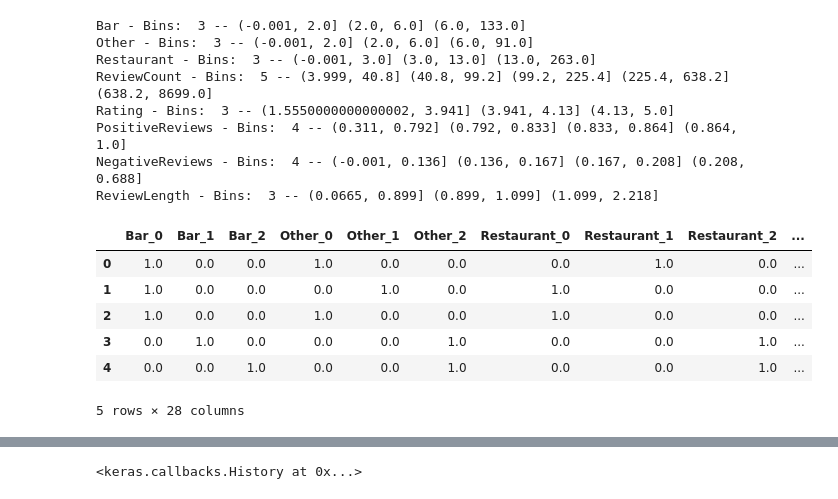
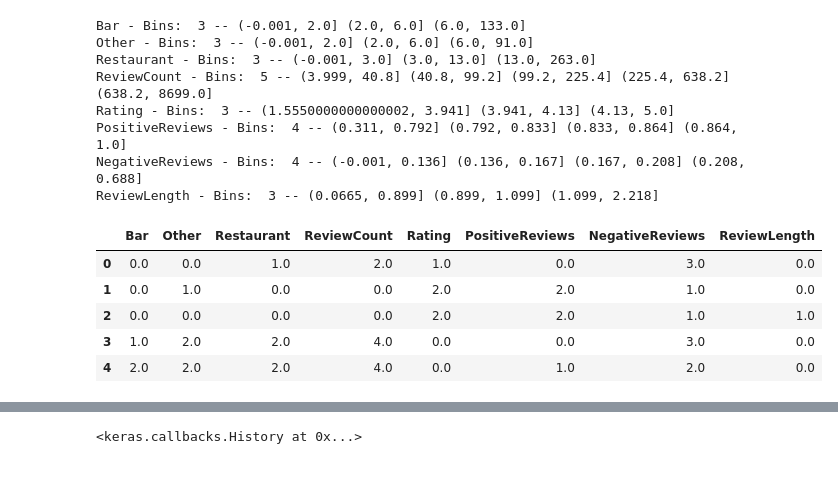
Before and after one commit to jesperhauch/GoogleLocalReviews, a Jupyter notebook: SpaceEmbeddings.ipynb, the cells around one changed output, grey strips where cells are left out. Saved outputs shown, nothing was run; the diff lists cells and outputs as text; code cells hidden in the pictures.

```diff
--- a/SpaceEmbeddings.ipynb
+++ b/SpaceEmbeddings.ipynb
@@ -170,17 +184,16 @@ PositiveReviews - Bins:  4 -- (0.311, 0.792] (0.792, 0.833] (0.833, 0.864] (0.86
 NegativeReviews - Bins:  4 -- (-0.001, 0.136] (0.136, 0.167] (0.167, 0.208] (0.208, 0.688]
 ReviewLength - Bins:  3 -- (0.0665, 0.899] (0.899, 1.099] (1.099, 2.218]
 # %%
-y_discrete = pd.get_dummies(y_discrete)
-y_discrete = y_discrete.astype(float)
+#y_discrete = pd.get_dummies(y_discrete)
+#y_discrete = y_discrete.astype(float)
 y_discrete.head()
 # %% [output]
-|  | Bar_0 | Bar_1 | Bar_2 | Other_0 | Other_1 | Other_2 | Restaurant_0 | Restaurant_1 | Restaurant_2 | ... |
-| 0 | 1.0 | 0.0 | 0.0 | 1.0 | 0.0 | 0.0 | 0.0 | 1.0 | 0.0 | ... |
-| 1 | 1.0 | 0.0 | 0.0 | 0.0 | 1.0 | 0.0 | 1.0 | 0.0 | 0.0 | ... |
-| 2 | 1.0 | 0.0 | 0.0 | 1.0 | 0.0 | 0.0 | 1.0 | 0.0 | 0.0 | ... |
-| 3 | 0.0 | 1.0 | 0.0 | 0.0 | 0.0 | 1.0 | 0.0 | 0.0 | 1.0 | ... |
-| 4 | 0.0 | 0.0 | 1.0 | 0.0 | 0.0 | 1.0 | 0.0 | 0.0 | 1.0 | ... |
+|  | Bar | Other | Restaurant | ReviewCount | Rating | PositiveReviews | NegativeReviews | ReviewLength |
+| 0 | 0.0 | 0.0 | 1.0 | 2.0 | 1.0 | 0.0 | 3.0 | 0.0 |
+| 1 | 0.0 | 1.0 | 0.0 | 0.0 | 2.0 | 2.0 | 1.0 | 0.0 |
+| 2 | 0.0 | 0.0 | 0.0 | 0.0 | 2.0 | 2.0 | 1.0 | 1.0 |
+| 3 | 1.0 | 2.0 | 2.0 | 4.0 | 0.0 | 0.0 | 3.0 | 0.0 |
+| 4 | 2.0 | 2.0 | 2.0 | 4.0 | 0.0 | 1.0 | 2.0 | 0.0 |
-5 rows × 28 columns
 # %%
 input_neurons = X.shape[0]
 
```
Also changed, not shown: parts of 12 cells of this notebook, 3 other files.
